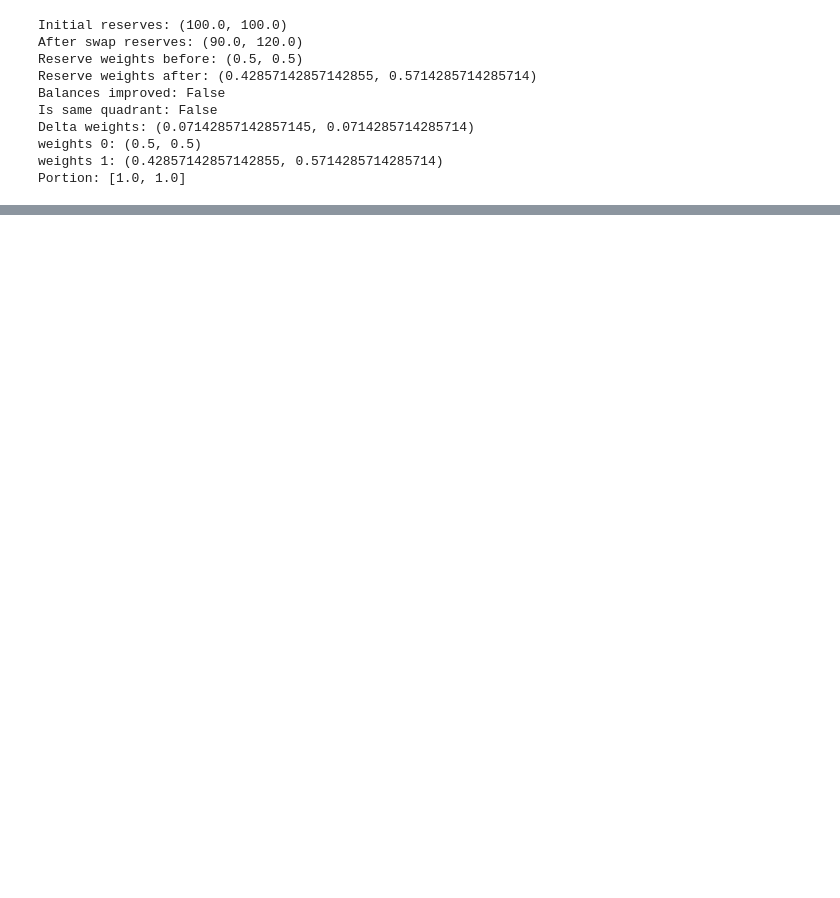
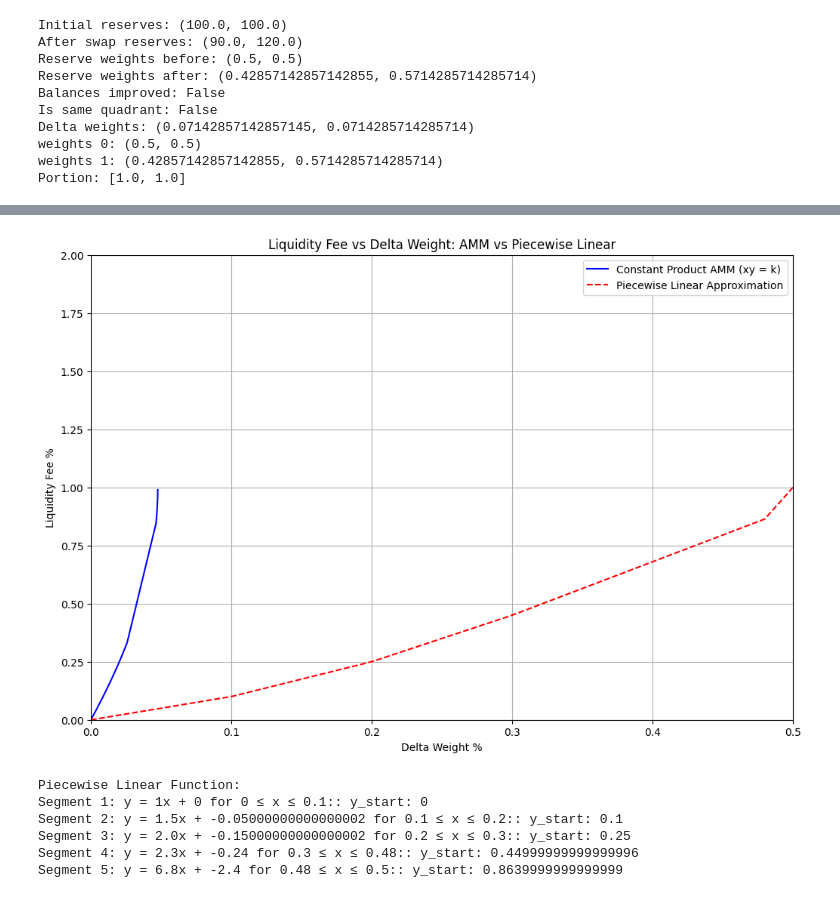
Before and after one commit to solendprotocol/steamm, a Jupyter notebook: notebooks/liquidity_fee.ipynb, the cells around one changed output, grey strips where cells are left out. Saved outputs shown, nothing was run; the diff lists cells and outputs as text; code cells hidden in the pictures; blank space fills up the shorter version.

```diff
--- a/notebooks/liquidity_fee.ipynb
+++ b/notebooks/liquidity_fee.ipynb
@@ -360,0 +709,10 @@ Segment 5: y = 2.5x + -0.25 for 0.4 ≤ x ≤ 0.5
+# %%
+pw.compare_amm_and_piecewise_highly_imbalanced()
+# %% [output]
+[figure, added]
+Piecewise Linear Function:
+Segment 1: y = 1x + 0 for 0 ≤ x ≤ 0.1:: y_start: 0
+Segment 2: y = 1.5x + -0.05000000000000002 for 0.1 ≤ x ≤ 0.2:: y_start: 0.1
+Segment 3: y = 2.0x + -0.15000000000000002 for 0.2 ≤ x ≤ 0.3:: y_start: 0.25
+Segment 4: y = 2.3x + -0.24 for 0.3 ≤ x ≤ 0.48:: y_start: 0.44999999999999996
+Segment 5: y = 6.8x + -2.4 for 0.48 ≤ x ≤ 0.5:: y_start: 0.8639999999999999
```
Also changed, not shown: parts of 14 cells of this notebook, 7 other files.
